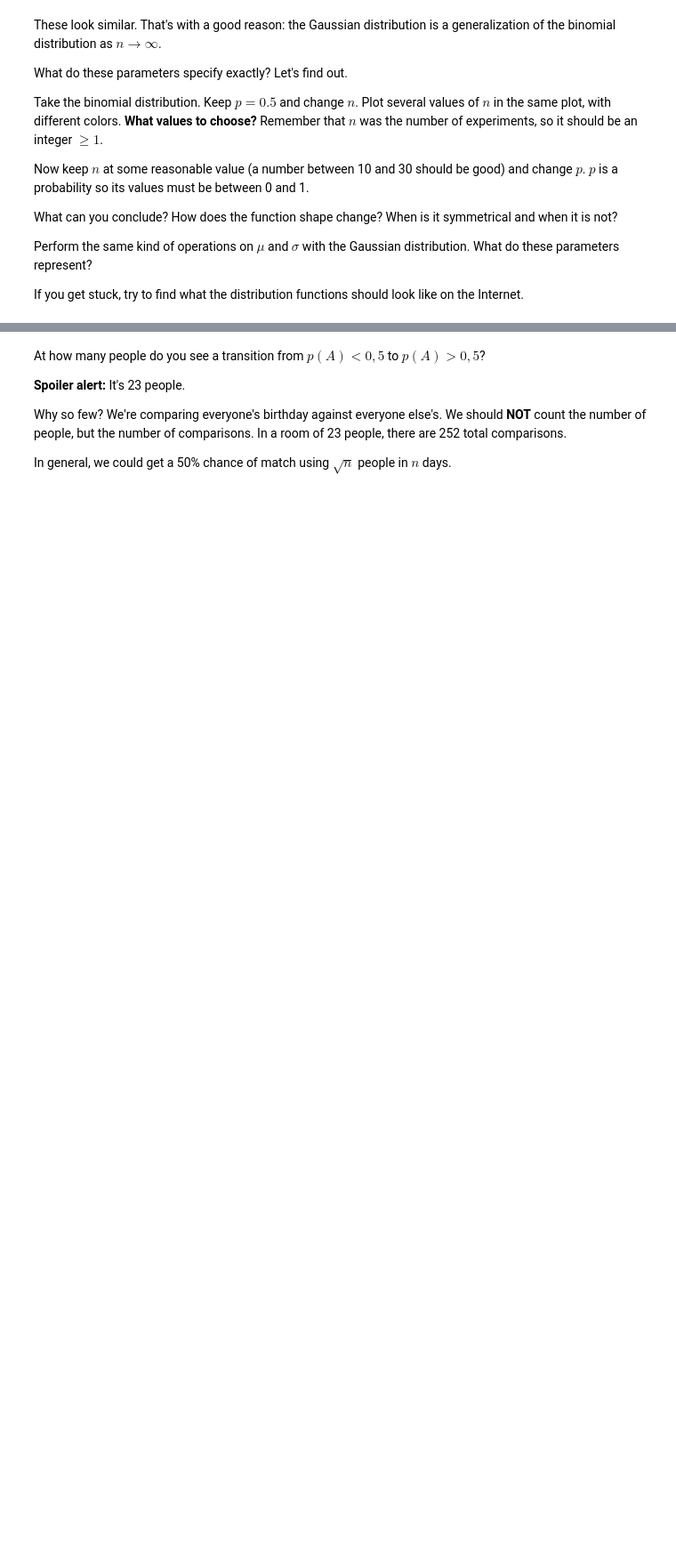
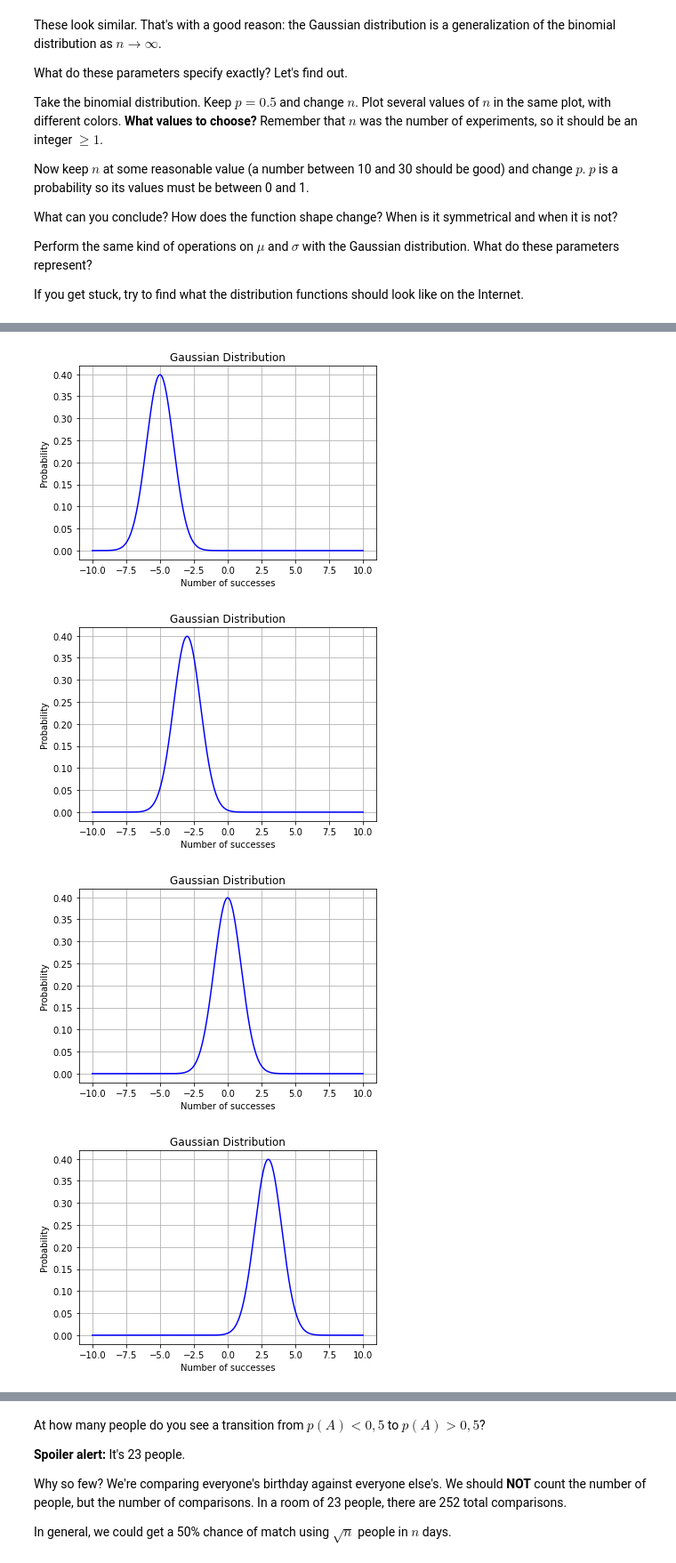
Before and after one commit to momchilantonov/SoftUni-Math-Concepts-For-Developers-February-2021, a Jupyter notebook: Probability-And-Combinatorics/Homework/Probability and Combinatorics Exercise.ipynb, the cells around one changed output, grey strips where cells are left out. Shown at 89% size. Drawn from its saved outputs; the diff is of its cells as text; code cells hidden in the pictures; blank space fills up the shorter version.

```diff
--- a/Probability-And-Combinatorics/Homework/Probability and Combinatorics Exercise.ipynb
+++ b/Probability-And-Combinatorics/Homework/Probability and Combinatorics Exercise.ipynb
@@ -67,0 +96,13 @@ If you get stuck, try to find what the distribution functions should look like o
+# %%
+# Test Gaussian Distribution by changing "mu" and keep "sigma"
+x_gaussian = np.linspace(-10, 10, 1000)
+plot_gaussian_distribution(x_gaussian, -5, 1)
+plot_gaussian_distribution(x_gaussian, -3, 1)
+plot_gaussian_distribution(x_gaussian, 0, 1)
+plot_gaussian_distribution(x_gaussian, 3, 1)
+plot_gaussian_distribution(x_gaussian, 5, 1)
+# %% [output]
+[figure, added]
+[figure, added]
+[figure, added]
+[figure, added]
```
Also changed, not shown: parts of 8 cells of this notebook.
